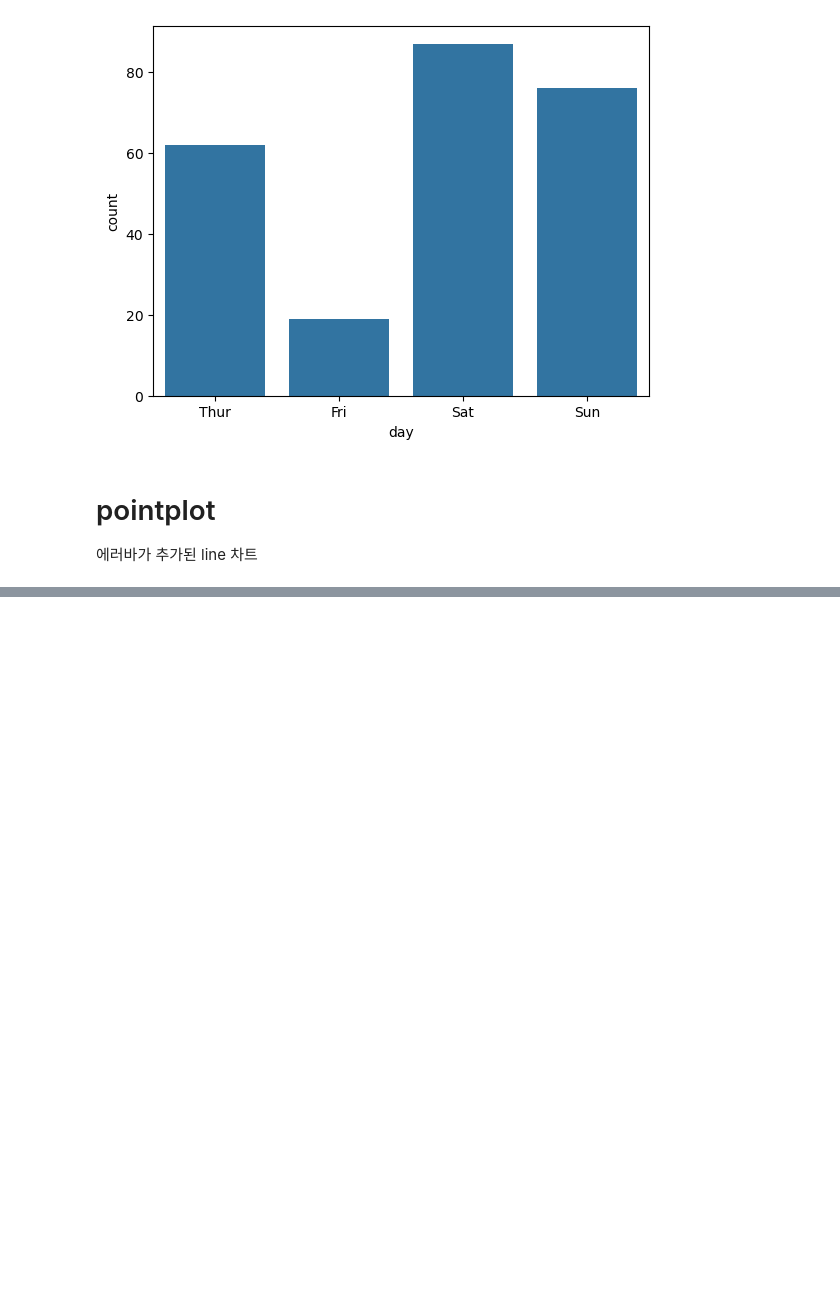
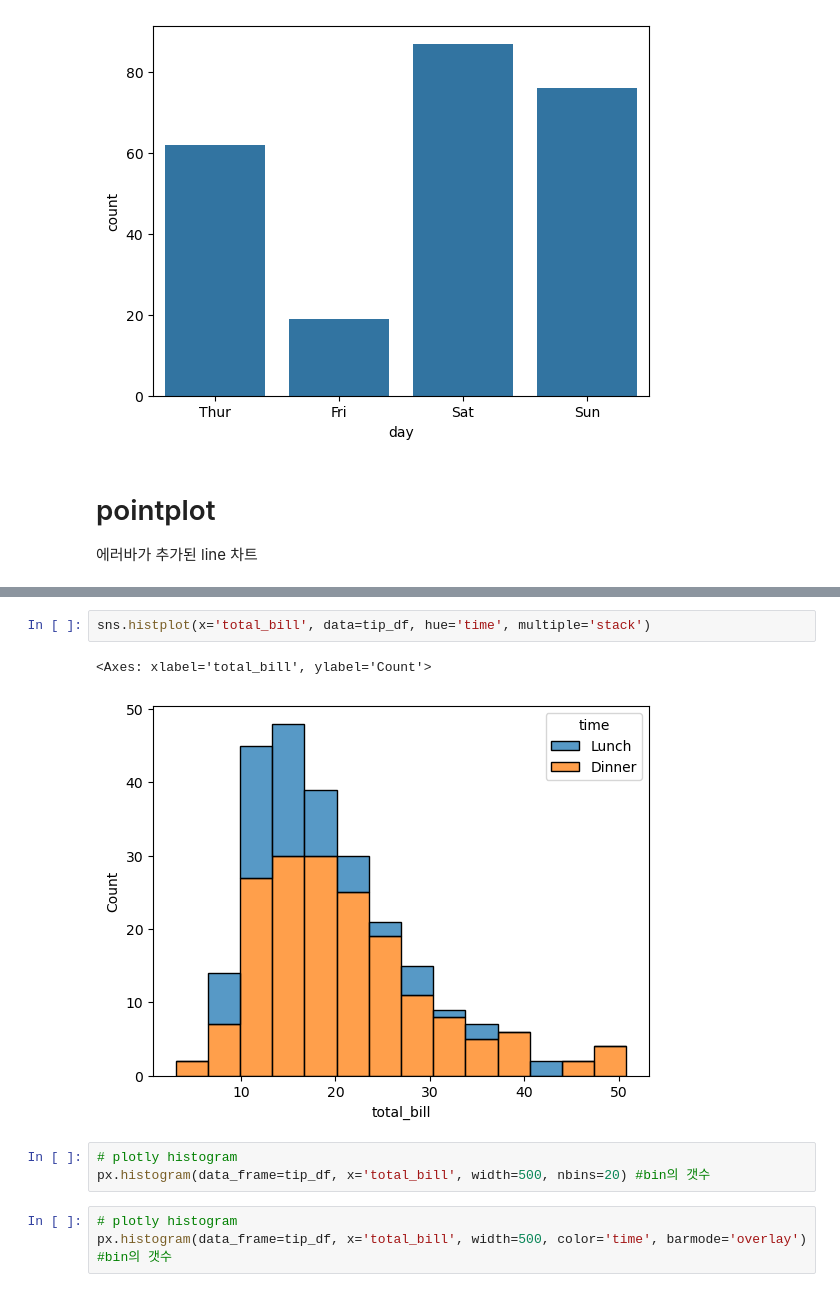
Before and after one commit to irisyshin/hipython_rep, a Jupyter notebook: 71_seaborn.ipynb, the cells around one changed output, grey strips where cells are left out. Saved outputs shown, nothing was run; the diff lists cells and outputs as text; blank space fills up the shorter version.

```diff
--- a/71_seaborn.ipynb
+++ b/71_seaborn.ipynb
@@ -361,0 +388,11 @@ sns.countplot(x=tip_df['day'])
+# %%
+sns.histplot(x='total_bill', data=tip_df, hue='time', multiple='stack')
+# %% [output]
+<Axes: xlabel='total_bill', ylabel='Count'>
+[figure, added]
+# %%
+# plotly histogram
+px.histogram(data_frame=tip_df, x='total_bill', width=500, nbins=20) #bin의 갯수
+# %%
+# plotly histogram
+px.histogram(data_frame=tip_df, x='total_bill', width=500, color='time', barmode='overlay') #bin의 갯수
```
Also changed, not shown: parts of 28 cells of this notebook, 1 other file.
